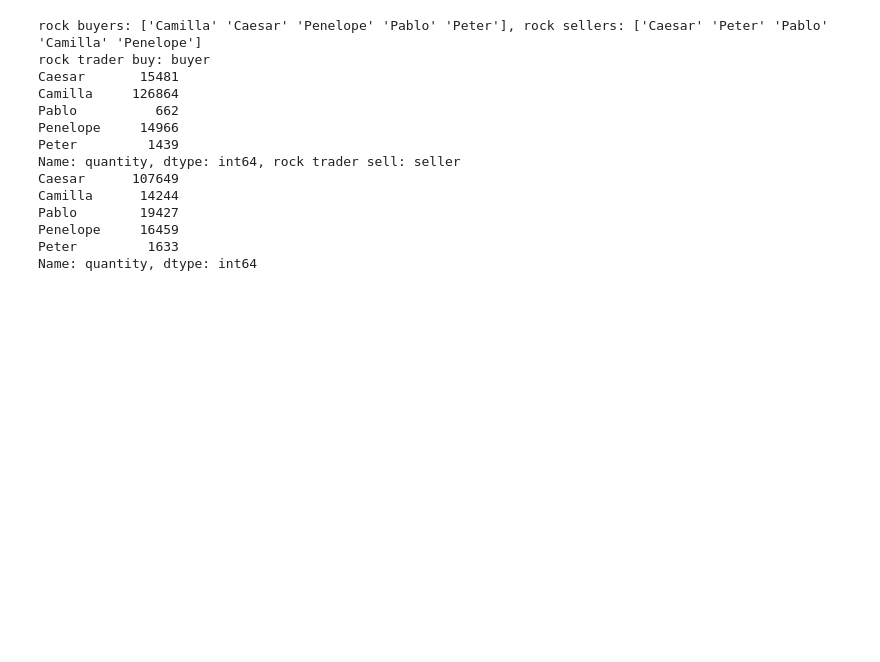
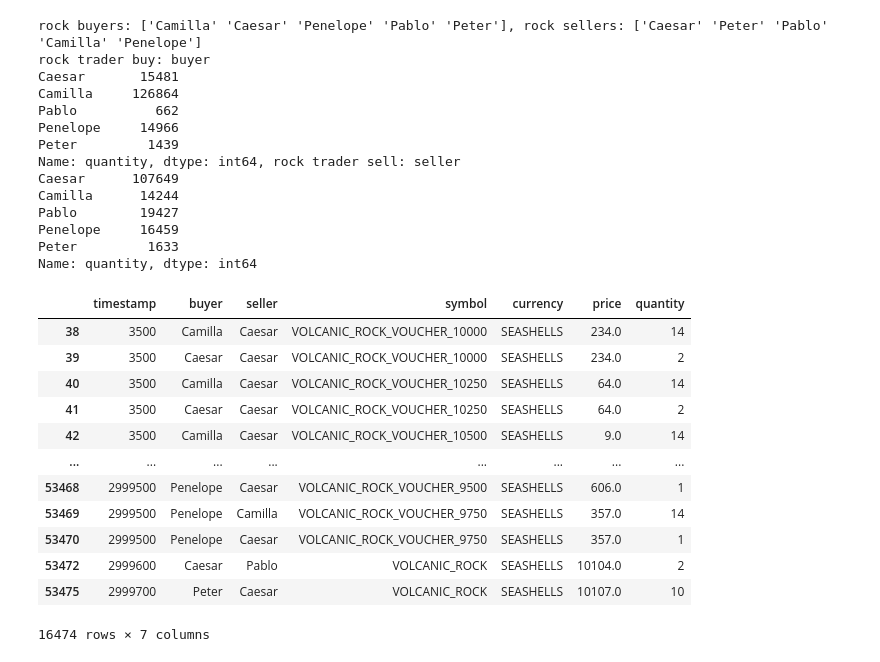
Before and after one commit to IMC-Prosperity-Granite-Flow/IMC_Prosperity3_GraniteFlow, a Jupyter notebook: src/analysis/round5/rock.ipynb, the cells around one changed output. Cells and saved outputs as stored; diff of their text form; code cells hidden in the pictures; blank space fills up the shorter version.

```diff
--- a/src/analysis/round5/rock.ipynb
+++ b/src/analysis/round5/rock.ipynb
@@ -81,3 +50,19 @@ Pablo        19427
 Penelope     16459
 Peter         1633
 Name: quantity, dtype: int64
+# %%
+df2_rock
+# %% [output]
+|  | timestamp | buyer | seller | symbol | currency | price | quantity |
+| 38 | 3500 | Camilla | Caesar | VOLCANIC_ROCK_VOUCHER_10000 | SEASHELLS | 234.0 | 14 |
+| 39 | 3500 | Caesar | Caesar | VOLCANIC_ROCK_VOUCHER_10000 | SEASHELLS | 234.0 | 2 |
+| 40 | 3500 | Camilla | Caesar | VOLCANIC_ROCK_VOUCHER_10250 | SEASHELLS | 64.0 | 14 |
+| 41 | 3500 | Caesar | Caesar | VOLCANIC_ROCK_VOUCHER_10250 | SEASHELLS | 64.0 | 2 |
+| 42 | 3500 | Camilla | Caesar | VOLCANIC_ROCK_VOUCHER_10500 | SEASHELLS | 9.0 | 14 |
+| ... | ... | ... | ... | ... | ... | ... | ... |
+| 53468 | 2999500 | Penelope | Caesar | VOLCANIC_ROCK_VOUCHER_9500 | SEASHELLS | 606.0 | 1 |
+| 53469 | 2999500 | Penelope | Camilla | VOLCANIC_ROCK_VOUCHER_9750 | SEASHELLS | 357.0 | 14 |
+| 53470 | 2999500 | Penelope | Caesar | VOLCANIC_ROCK_VOUCHER_9750 | SEASHELLS | 357.0 | 1 |
+| 53472 | 2999600 | Caesar | Pablo | VOLCANIC_ROCK | SEASHELLS | 10104.0 | 2 |
+| 53475 | 2999700 | Peter | Caesar | VOLCANIC_ROCK | SEASHELLS | 10107.0 | 10 |
+16474 rows × 7 columns
```
Also changed, not shown: parts of 7 cells of this notebook, 2 other files.
